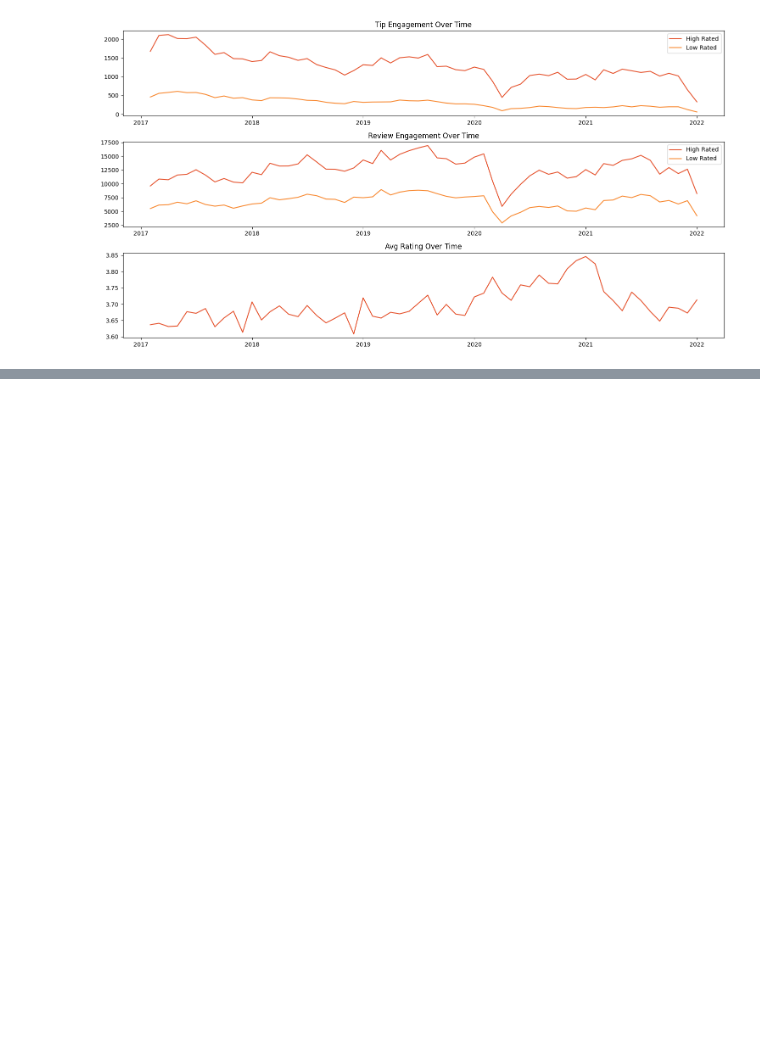
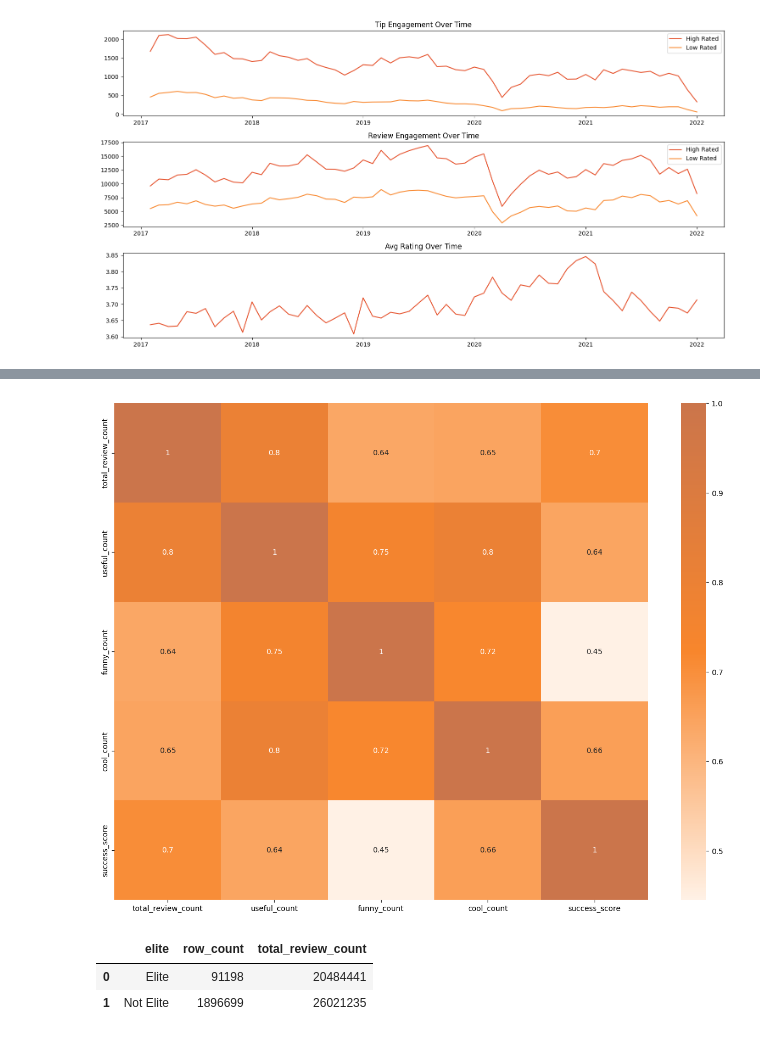
Before and after one commit to satvik231/Restautrant-Success-Analysis, a Jupyter notebook: creation.ipynb, the cells around one changed output, grey strips where cells are left out. Cells and saved outputs as stored; diff of their text form; code cells hidden in the pictures; blank space fills up the shorter version.

```diff
--- a/creation.ipynb
+++ b/creation.ipynb
@@ -668,0 +689,34 @@ plt.show()
+# %%
+#How does teh sentiment of reviews and tips (useful,funny,cool) correlate with the success metrics of restautrants?
+
+sentiment_df  = pd.read_sql_query(f"""
+SELECT b.business_id,AVG(b.stars) as average_rating, SUM(b.review_count) as total_review_count,
+SUM(s.useful_count) as useful_count,
+SUM(s.funny_count) as funny_count,
+SUM(s.cool_count) as cool_count
+FROM
+(SELECT
+business_id,
+SUM(useful) as useful_count,
+SUM(funny) as funny_count,
+SUM(cool) as cool_count
+FROM yelp_academic_dataset_review
+GROUP BY business_id) as s
+INNER JOIN yelp_academic_dataset_business b
+ON b.business_id = s.business_id
+WHERE b.business_id IN {tuple(business_id['business_id'])}
+GROUP BY b.business_id
+ORDER BY review_count
+""",conn)
+
+sentiment_df = remove_outliers(sentiment_df,'total_review_count')
+sentiment_df = remove_outliers(sentiment_df,'useful_count')
+sentiment_df = remove_outliers(sentiment_df,'funny_count')
+sentiment_df = remove_outliers(sentiment_df,'cool_count')
+# %%
+sentiment_df['success_score'] = calculate_success(sentiment_df)
+# %%
+sns.heatmap(sentiment_df[['total_review_count','useful_count','funny_count','cool_count','success_score']].corr(),cmap=custom_cmap,annot=True,linecolor='black')
+plt.show()
+# %% [output]
+[figure, added]
@@ -668,0 +741,6 @@ plt.show()
+# %%
+elite_df
+# %% [output]
+|  | elite | row_count | total_review_count |
+| 0 | Elite | 91198 | 20484441 |
+| 1 | Not Elite | 1896699 | 26021235 |
```
Also changed, not shown: parts of 6 cells of this notebook.
